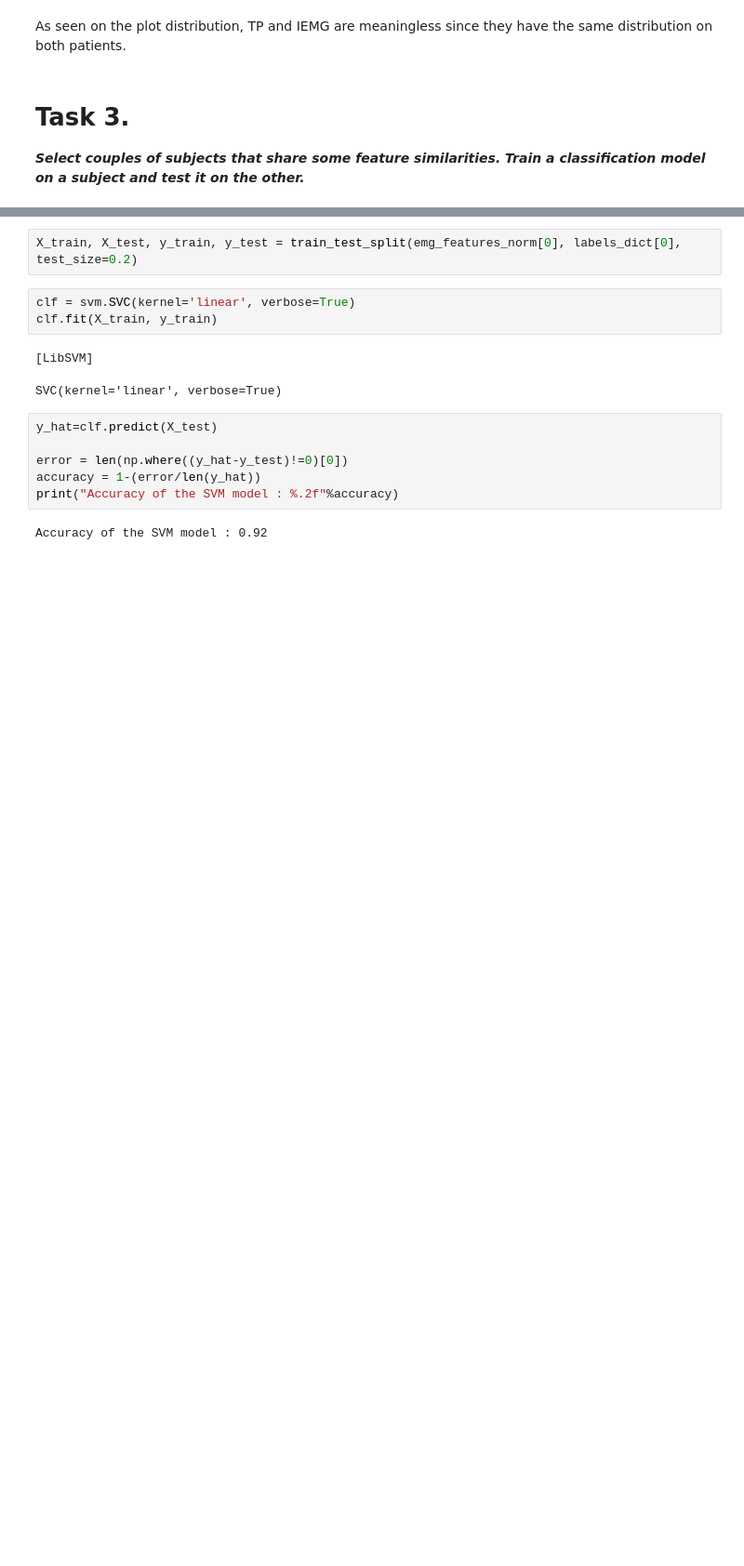
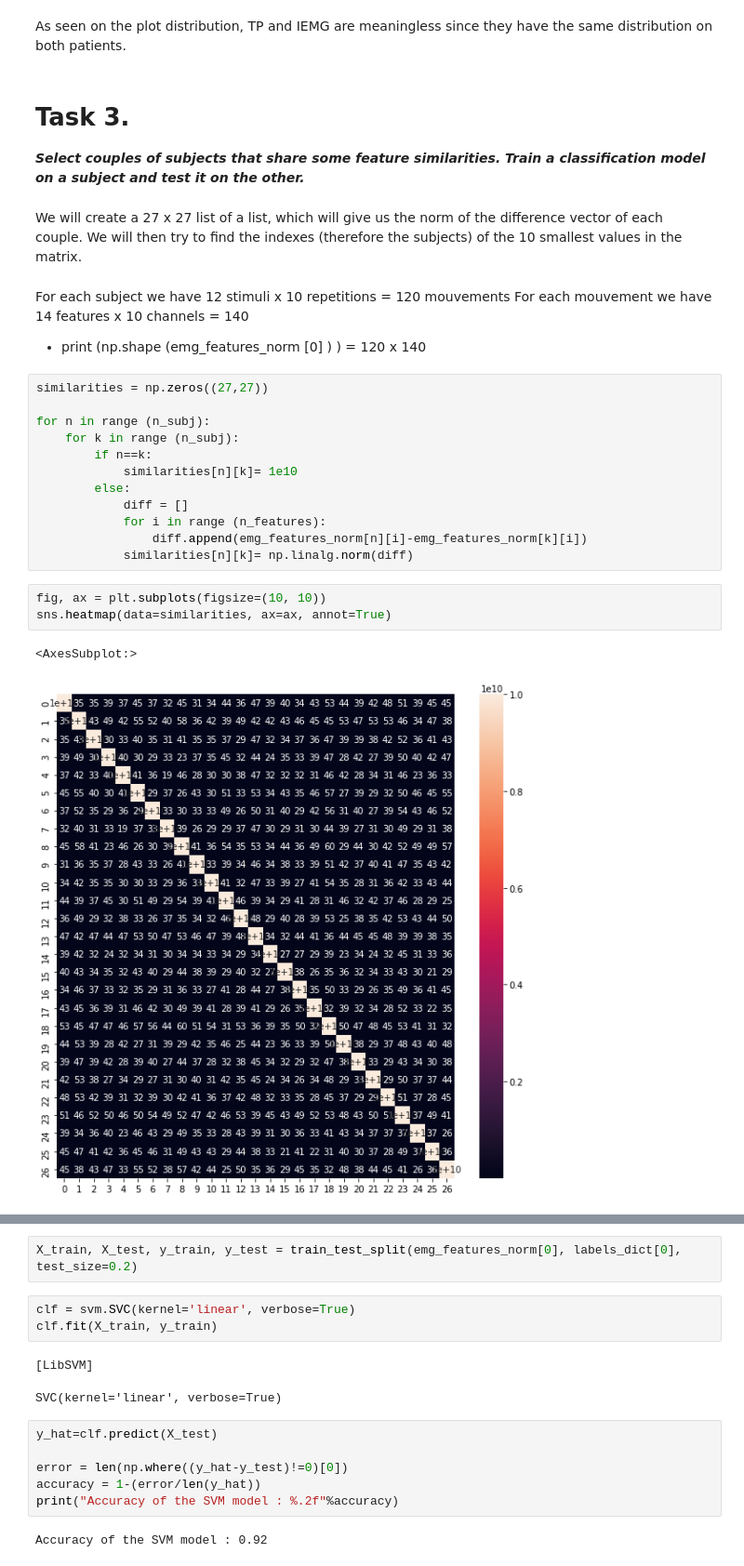
Before and after one commit to mkondracki/miniproject3, a Jupyter notebook: feature_extraction.ipynb, the cells around one changed output, grey strips where cells are left out. Shown: that part at 93% size. Saved outputs shown, nothing was run; the diff lists cells and outputs as text; blank space fills up the shorter version.

Commit message:
Task3: finding of the couples of subjects with similar features

```diff
--- a/feature_extraction.ipynb
+++ b/feature_extraction.ipynb
@@ -701,3 +703,29 @@ As seen on the plot distribution, TP and IEMG are meaningless since they have th
 # %% [markdown]
 # Task 3.
 ***Select couples of subjects that share some feature similarities. Train a classification model on a subject and test it on the other.***
+# %% [markdown]
+We will create a 27 x 27 list of a list, which will give us the norm of the difference vector of each couple.
+We will then try to find the indexes (therefore the subjects) of the 10 smallest values in the matrix.
+# %% [markdown]
+For each subject we have 12 stimuli x 10 repetitions = 120 mouvements
+For each mouvement we have 14 features x 10 channels = 140
+
+- print (np.shape (emg_features_norm [0] ) ) = 120 x 140
+# %%
+similarities = np.zeros((27,27))
+
+for n in range (n_subj):
+    for k in range (n_subj):
+        if n==k:
+            similarities[n][k]= 1e10
+        else:
+            diff = []
+            for i in range (n_features):
+                diff.append(emg_features_norm[n][i]-emg_features_norm[k][i])
+            similarities[n][k]= np.linalg.norm(diff)
+# %%
+fig, ax = plt.subplots(figsize=(10, 10))
+sns.heatmap(data=similarities, ax=ax, annot=True)
+# %% [output]
+<AxesSubplot:>
+[figure, added]
```
Also changed, not shown: parts of 6 cells of this notebook.
